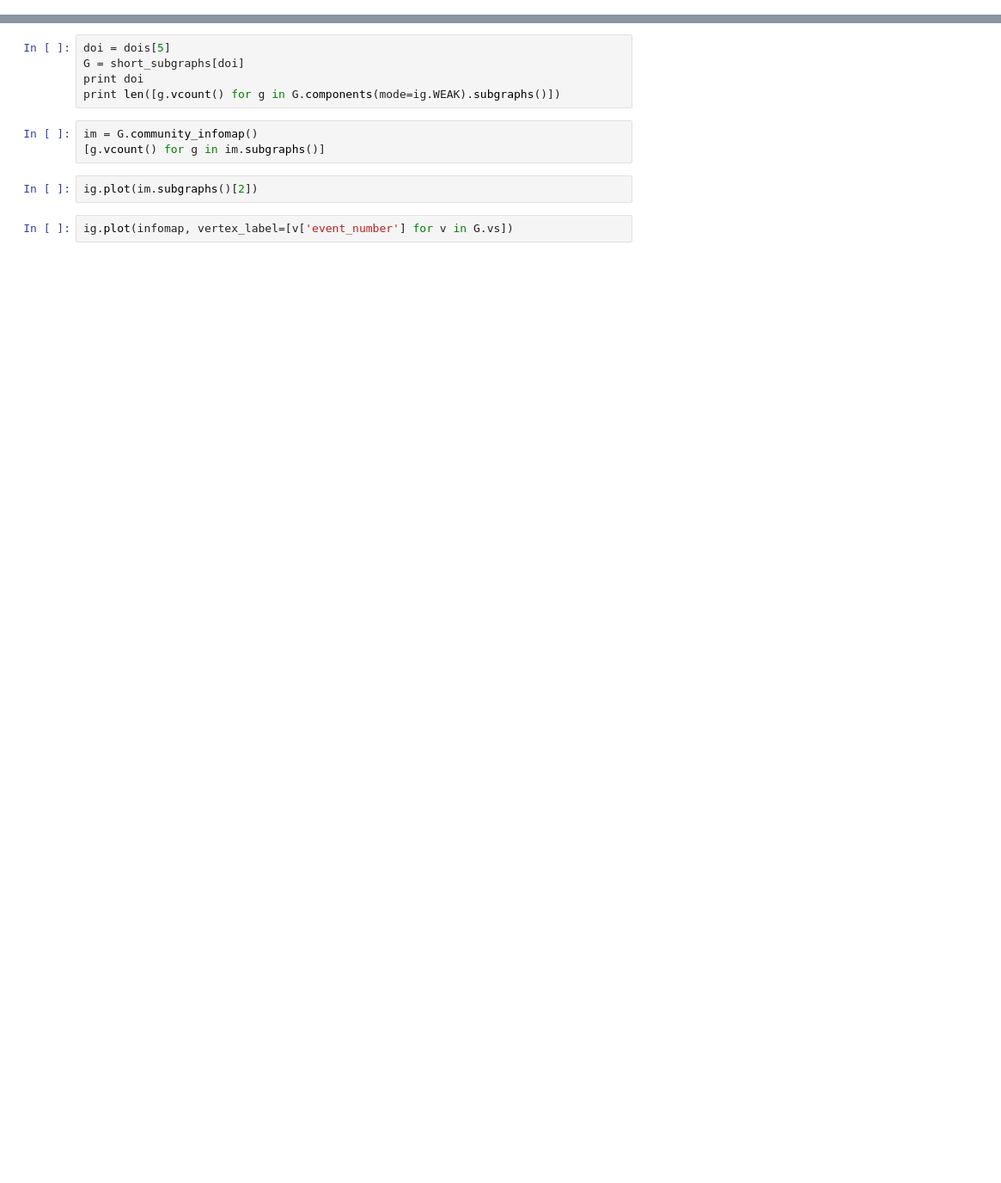
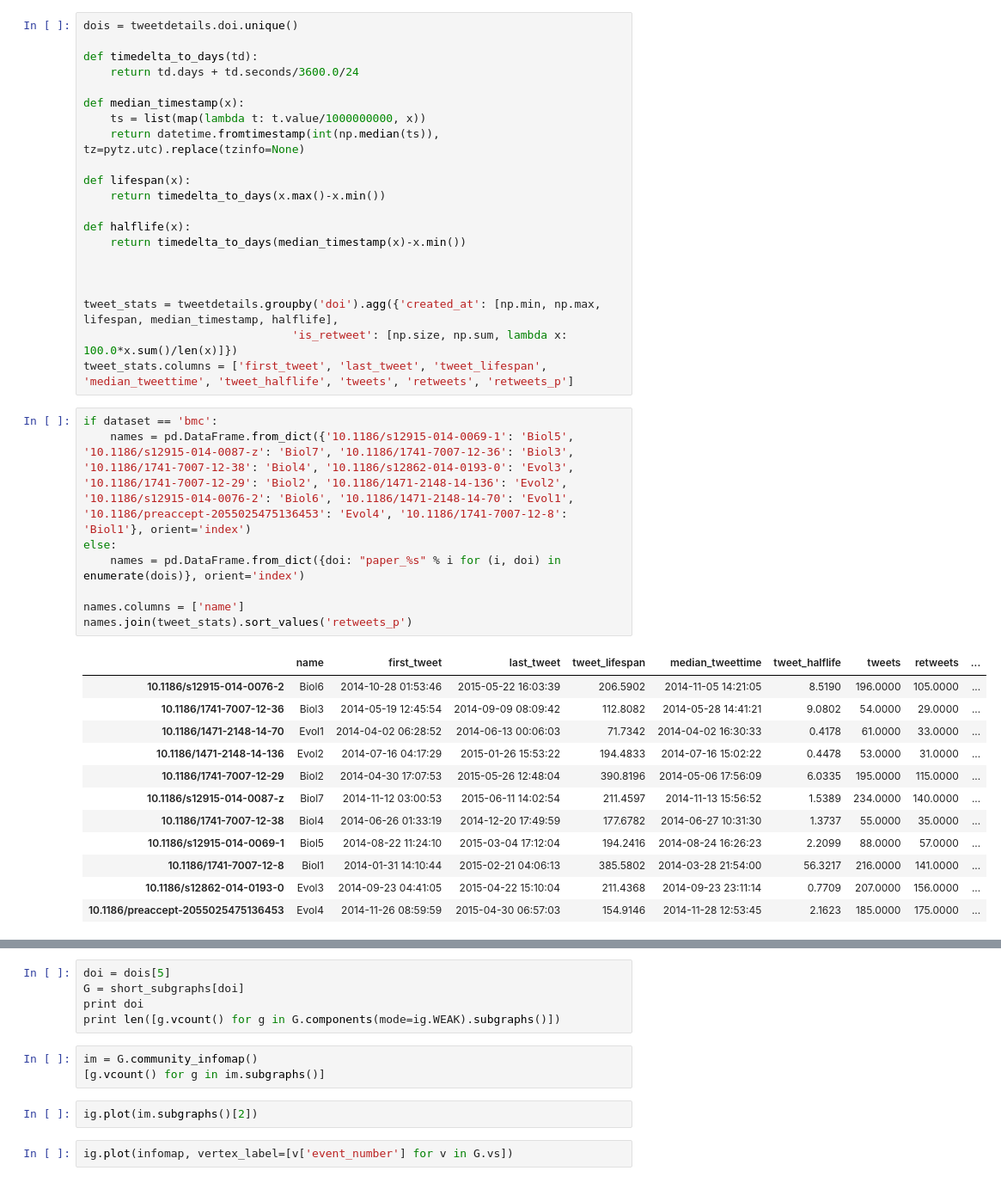
Before and after one commit to jalperin/twitter-research, a Jupyter notebook: using iGraph.ipynb, the cells around one changed output, grey strips where cells are left out. Shown: that part at 86% size. Cells and saved outputs as stored; diff of their text form; blank space fills up the shorter version.

Commit message:
backup the last few months

```diff
--- a/using iGraph.ipynb
+++ b/using iGraph.ipynb
@@ -133,2 +177,44 @@ tdf.to_excel('data/tweet_times.xlsx')
+# %%
+dois = tweetdetails.doi.unique()
+
+def timedelta_to_days(td):
+    return td.days + td.seconds/3600.0/24
+
+def median_timestamp(x):
+    ts = list(map(lambda t: t.value/1000000000, x))
+    return datetime.fromtimestamp(int(np.median(ts)), tz=pytz.utc).replace(tzinfo=None)
+
+def lifespan(x):
+    return timedelta_to_days(x.max()-x.min())
+
+def halflife(x):
+    return timedelta_to_days(median_timestamp(x)-x.min())
+
+
+
+tweet_stats = tweetdetails.groupby('doi').agg({'created_at': [np.min, np.max, lifespan, median_timestamp, halflife],
+                               'is_retweet': [np.size, np.sum, lambda x: 100.0*x.sum()/len(x)]})
+tweet_stats.columns = ['first_tweet', 'last_tweet', 'tweet_lifespan', 'median_tweettime', 'tweet_halflife', 'tweets', 'retweets', 'retweets_p']
+# %%
+if dataset == 'bmc':
+    names = pd.DataFrame.from_dict({'10.1186/s12915-014-0069-1': 'Biol5', '10.1186/s12915-014-0087-z': 'Biol7', '10.1186/1741-7007-12-36': 'Biol3', '10.1186/1741-7007-12-38': 'Biol4', '10.1186/s12862-014-0193-0': 'Evol3', '10.1186/1741-7007-12-29': 'Biol2', '10.1186/1471-2148-14-136': 'Evol2', '10.1186/s12915-014-0076-2': 'Biol6', '10.1186/1471-2148-14-70': 'Evol1', '10.1186/preaccept-2055025475136453': 'Evol4', '10.1186/1741-7007-12-8': 'Biol1'}, orient='index')
+else:
+    names = pd.DataFrame.from_dict({doi: "paper_%s" % i for (i, doi) in enumerate(dois)}, orient='index')
+
+names.columns = ['name']
+names.join(tweet_stats).sort_values('retweets_p')
+# %% [output]
+|  | name | first_tweet | last_tweet | tweet_lifespan | median_tweettime | tweet_halflife | tweets | retweets | ... |
+| 10.1186/s12915-014-0076-2 | Biol6 | 2014-10-28 01:53:46 | 2015-05-22 16:03:39 | 206.5902 | 2014-11-05 14:21:05 | 8.5190 | 196.0000 | 105.0000 | ... |
+| 10.1186/1741-7007-12-36 | Biol3 | 2014-05-19 12:45:54 | 2014-09-09 08:09:42 | 112.8082 | 2014-05-28 14:41:21 | 9.0802 | 54.0000 | 29.0000 | ... |
+| 10.1186/1471-2148-14-70 | Evol1 | 2014-04-02 06:28:52 | 2014-06-13 00:06:03 | 71.7342 | 2014-04-02 16:30:33 | 0.4178 | 61.0000 | 33.0000 | ... |
+| 10.1186/1471-2148-14-136 | Evol2 | 2014-07-16 04:17:29 | 2015-01-26 15:53:22 | 194.4833 | 2014-07-16 15:02:22 | 0.4478 | 53.0000 | 31.0000 | ... |
+| 10.1186/1741-7007-12-29 | Biol2 | 2014-04-30 17:07:53 | 2015-05-26 12:48:04 | 390.8196 | 2014-05-06 17:56:09 | 6.0335 | 195.0000 | 115.0000 | ... |
+| 10.1186/s12915-014-0087-z | Biol7 | 2014-11-12 03:00:53 | 2015-06-11 14:02:54 | 211.4597 | 2014-11-13 15:56:52 | 1.5389 | 234.0000 | 140.0000 | ... |
+| 10.1186/1741-7007-12-38 | Biol4 | 2014-06-26 01:33:19 | 2014-12-20 17:49:59 | 177.6782 | 2014-06-27 10:31:30 | 1.3737 | 55.0000 | 35.0000 | ... |
+| 10.1186/s12915-014-0069-1 | Biol5 | 2014-08-22 11:24:10 | 2015-03-04 17:12:04 | 194.2416 | 2014-08-24 16:26:23 | 2.2099 | 88.0000 | 57.0000 | ... |
+| 10.1186/1741-7007-12-8 | Biol1 | 2014-01-31 14:10:44 | 2015-02-21 04:06:13 | 385.5802 | 2014-03-28 21:54:00 | 56.3217 | 216.0000 | 141.0000 | ... |
+| 10.1186/s12862-014-0193-0 | Evol3 | 2014-09-23 04:41:05 | 2015-04-22 15:10:04 | 211.4368 | 2014-09-23 23:11:14 | 0.7709 | 207.0000 | 156.0000 | ... |
+| 10.1186/preaccept-2055025475136453 | Evol4 | 2014-11-26 08:59:59 | 2015-04-30 06:57:03 | 154.9146 | 2014-11-28 12:53:45 | 2.1623 | 185.0000 | 175.0000 | ... |
 # %%
 dois = graphs.keys()
```
Also changed, not shown: parts of 53 cells of this notebook, 5 other files.
